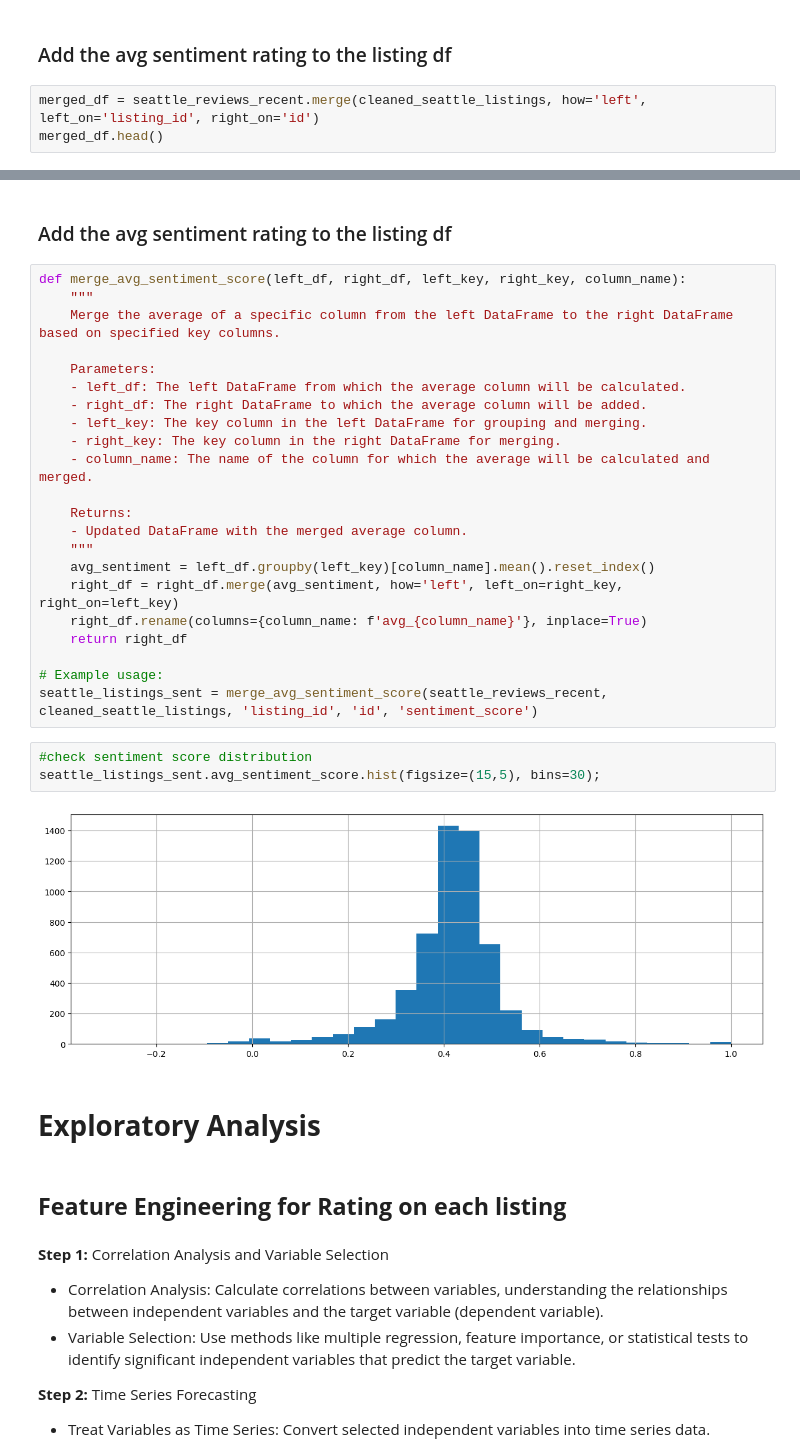
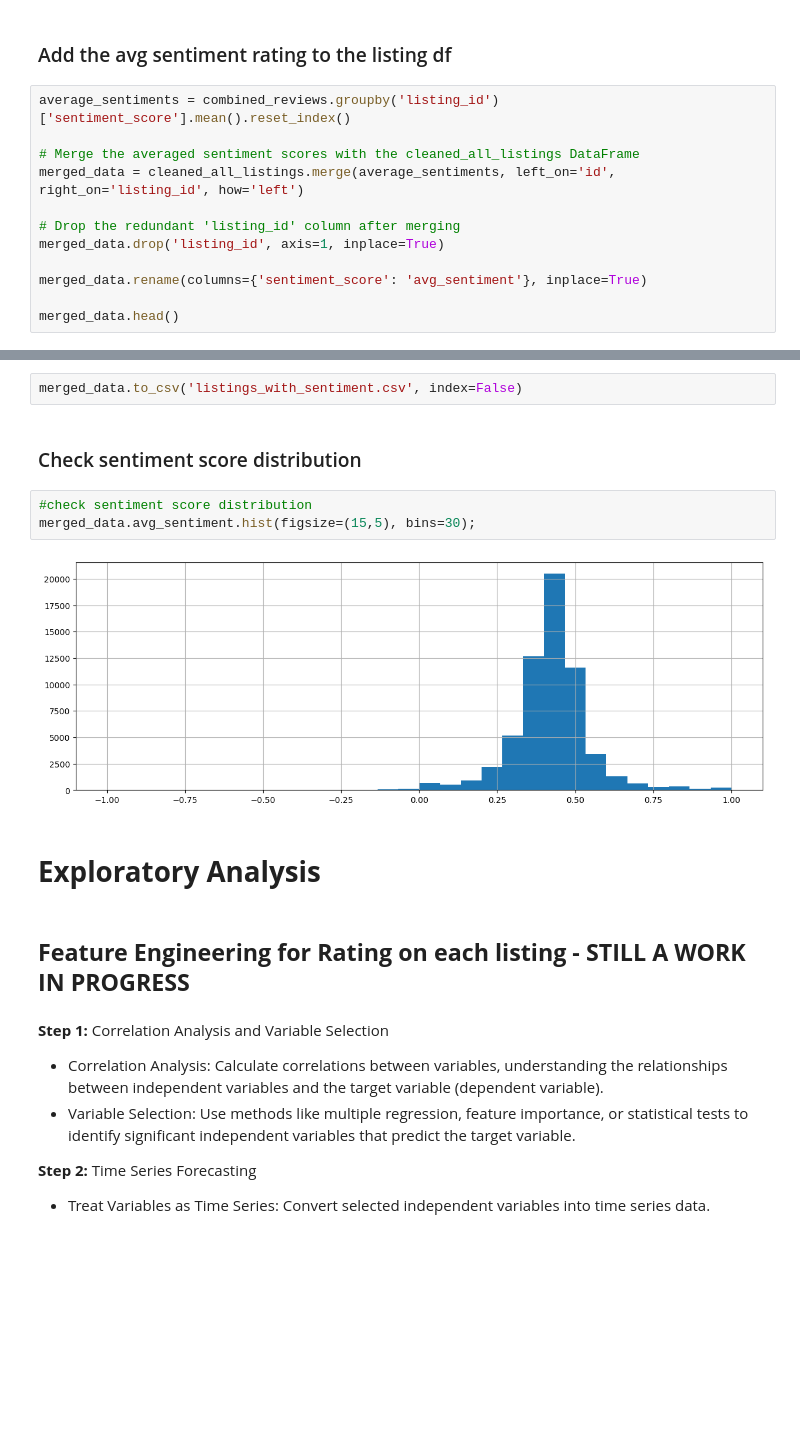
Before and after one commit to kflemming30/6505-Project, a Jupyter notebook: airbnb_data_exploration.ipynb, the cells around one changed output, grey strips where cells are left out. Saved outputs shown, nothing was run; the diff lists cells and outputs as text; blank space fills up the shorter version.

```diff
--- a/airbnb_data_exploration.ipynb
+++ b/airbnb_data_exploration.ipynb
@@ -811,6 +815,15 @@ combined_reviews.head()
 # %% [markdown]
 ### Add the avg sentiment rating to the listing df
 # %%
-merged_df = seattle_reviews_recent.merge(cleaned_seattle_listings, how='left', left_on='listing_id', right_on='id')
-merged_df.head()
+average_sentiments = combined_reviews.groupby('listing_id')['sentiment_score'].mean().reset_index()
+
+# Merge the averaged sentiment scores with the cleaned_all_listings DataFrame
+merged_data = cleaned_all_listings.merge(average_sentiments, left_on='id', right_on='listing_id', how='left')
+
+# Drop the redundant 'listing_id' column after merging
+merged_data.drop('listing_id', axis=1, inplace=True)
+
+merged_data.rename(columns={'sentiment_score': 'avg_sentiment'}, inplace=True)
+
+merged_data.head()
 # %% [output]
@@ -824,36 +837,16 @@ merged_df.head()
-# %% [markdown]
-### Add the avg sentiment rating to the listing df
-# %%
-def merge_avg_sentiment_score(left_df, right_df, left_key, right_key, column_name):
-    """
-    Merge the average of a specific column from the left DataFrame to the right DataFrame based on specified key columns.
-
-    Parameters:
-    - left_df: The left DataFrame from which the average column will be calculated.
-    - right_df: The right DataFrame to which the average column will be added.
-    - left_key: The key column in the left DataFrame for grouping and merging.
-    - right_key: The key column in the right DataFrame for merging.
-    - column_name: The name of the column for which the average will be calculated and merged.
-
-    Returns:
-    - Updated DataFrame with the merged average column.
-    """
-    avg_sentiment = left_df.groupby(left_key)[column_name].mean().reset_index()
-    right_df = right_df.merge(avg_sentiment, how='left', left_on=right_key, right_on=left_key)
-    right_df.rename(columns={column_name: f'avg_{column_name}'}, inplace=True)
-    return right_df
-
-# Example usage:
-seattle_listings_sent = merge_avg_sentiment_score(seattle_reviews_recent, cleaned_seattle_listings, 'listing_id', 'id', 'sentiment_score')
+# %%
+merged_data.to_csv('listings_with_sentiment.csv', index=False)
+# %% [markdown]
+### Check sentiment score distribution
 # %%
 #check sentiment score distribution
-seattle_listings_sent.avg_sentiment_score.hist(figsize=(15,5), bins=30);
+merged_data.avg_sentiment.hist(figsize=(15,5), bins=30);
 # %% [output]
-[figure, old version]
+[figure, new version]
 # %% [markdown]
 # **Exploratory Analysis**
 # %% [markdown]
-## **Feature Engineering for Rating on each listing**
+## **Feature Engineering for Rating on each listing - STILL A WORK IN PROGRESS**
 # %% [markdown]
 **Step 1:** Correlation Analysis and Variable Selection
 - Correlation Analysis: Calculate correlations between variables, understanding the relationships between independent variables and the target variable (dependent variable).
```
Also changed, not shown: parts of 6 cells of this notebook, 1 other file.
